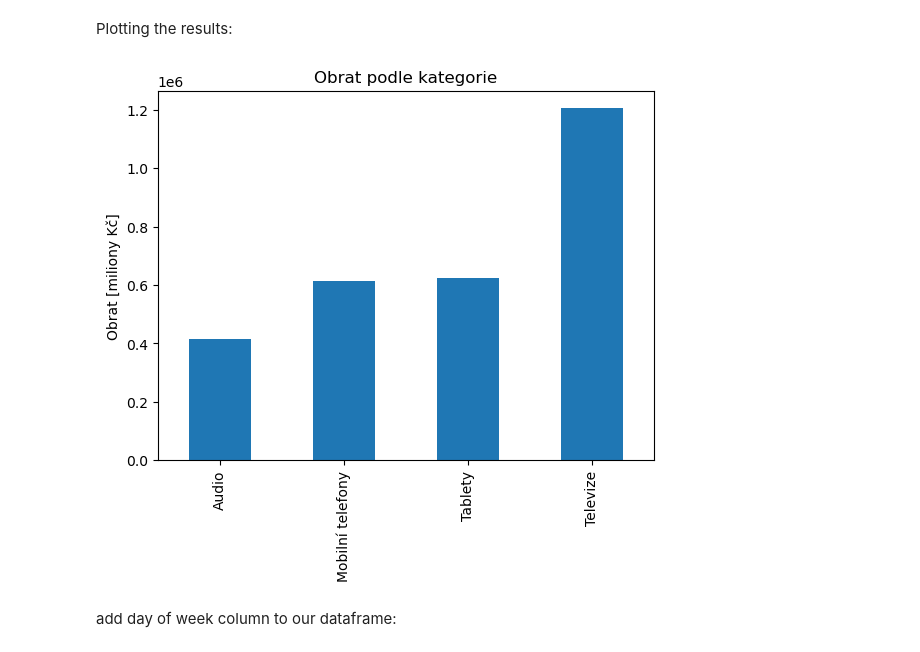
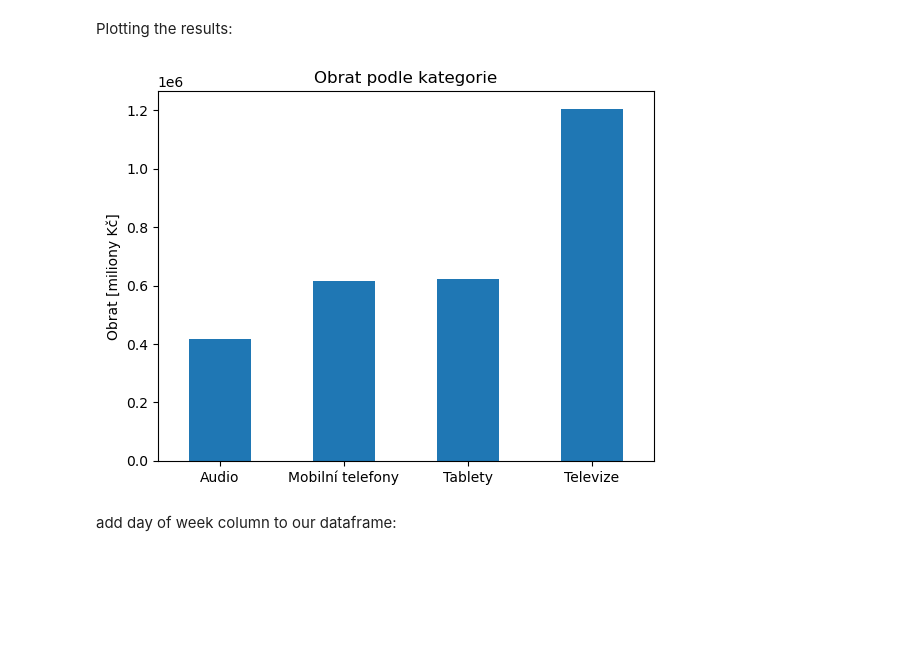
Before and after one commit to kejlajan/work_test, a Jupyter notebook: data_visualization_pipeline.ipynb, the cells around one changed output. Cells and saved outputs as stored; diff of their text form; code cells hidden in the pictures; blank space fills up the shorter version.

Commit message:
Plotting done. Images exported as .png

```diff
--- a/data_visualization_pipeline.ipynb
+++ b/data_visualization_pipeline.ipynb
@@ -78,13 +81,14 @@ Plotting the results:
 # %%
 total_made_by_category_DF.plot.bar()
 
 plt.xlabel(None)
 plt.ylabel("Obrat [miliony Kč]")
 plt.title("Obrat podle kategorie")
-
+plt.xticks(rotation = 0)
+plt.savefig("total_turnover_by_category.png")
 plt.show()
 # %% [output]
-[figure, old version]
+[figure, new version]
 # %% [markdown]
 add day of week column to our dataframe:
 # %%
```
Also changed, not shown: parts of 62 cells of this notebook, 5 other files.
